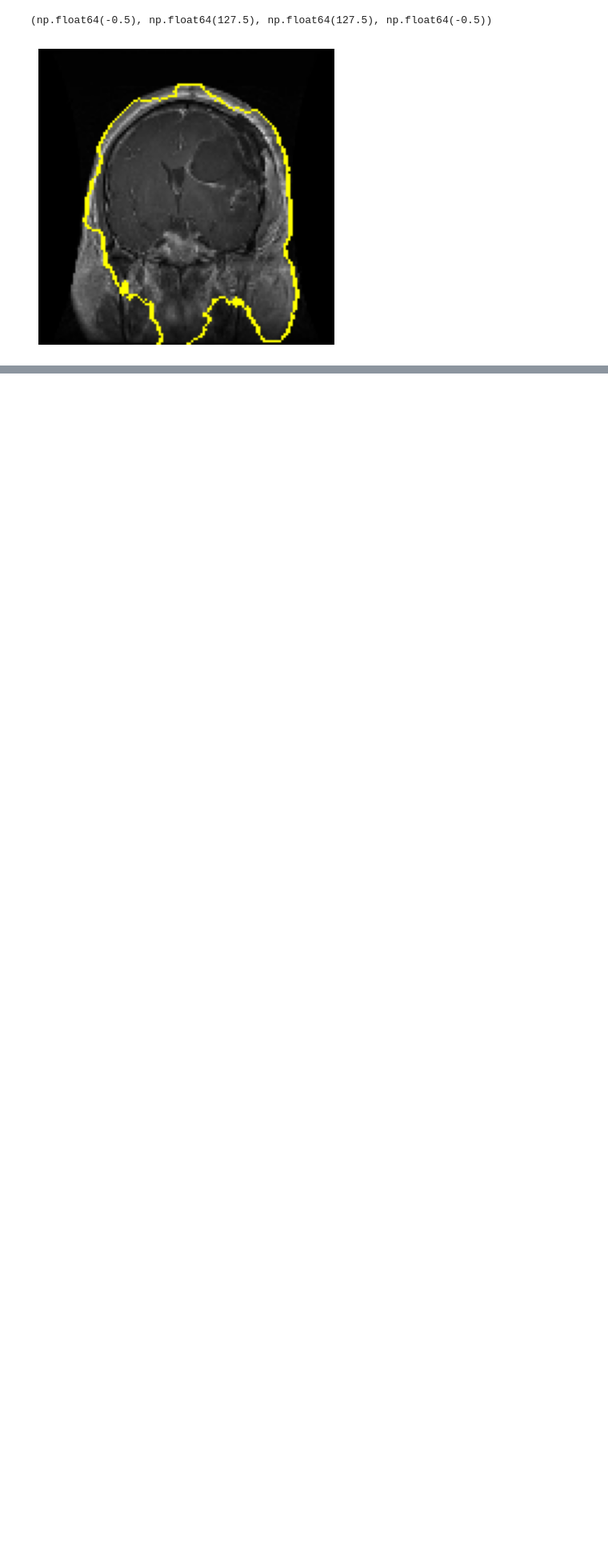
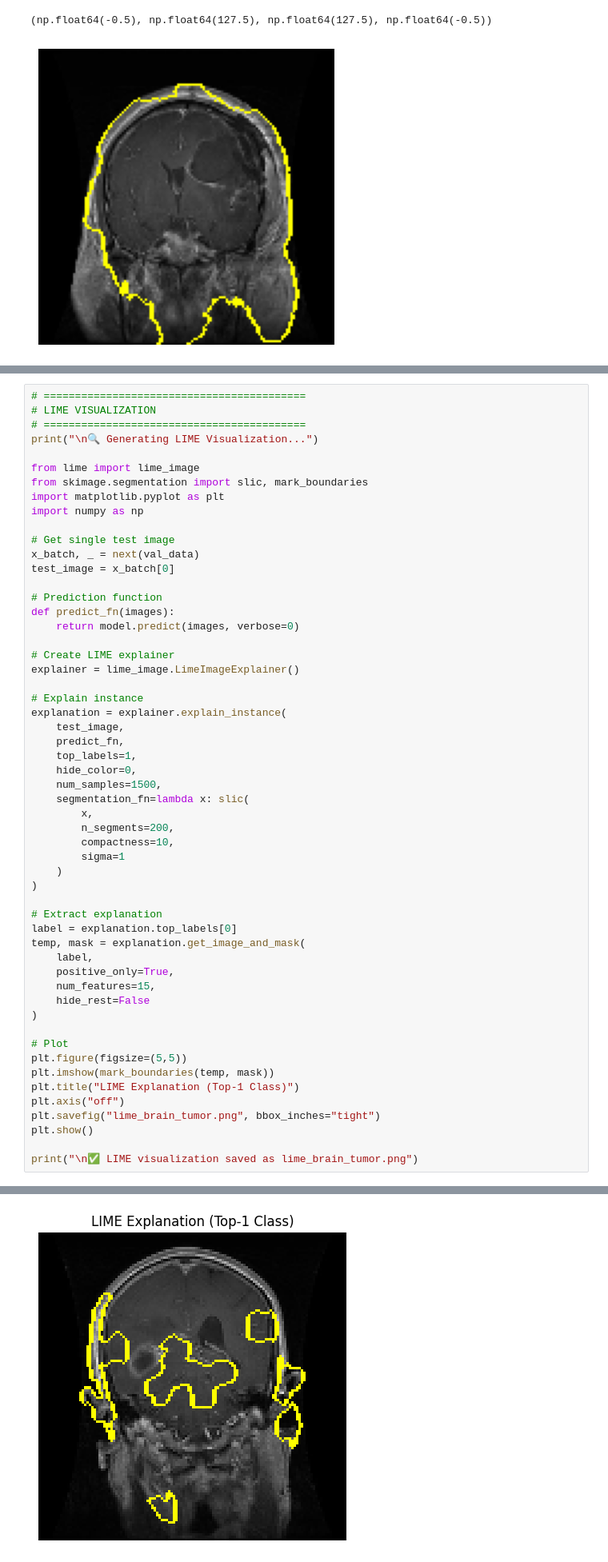
Before and after one commit to Mohamed3alaa/NIC_project, a Jupyter notebook: NIC_project.ipynb, the cells around one changed output, grey strips where cells are left out. Shown: that part at 80% size. Cells and saved outputs as stored; diff of their text form; blank space fills up the shorter version.

```diff
--- a/NIC_project.ipynb
+++ b/NIC_project.ipynb
@@ -659,0 +1102,56 @@ plt.axis("off")
+# %%
+# ==========================================
+# LIME VISUALIZATION
+# ==========================================
+print("\n🔍 Generating LIME Visualization...")
+
+from lime import lime_image
+from skimage.segmentation import slic, mark_boundaries
+import matplotlib.pyplot as plt
+import numpy as np
+
+# Get single test image
+x_batch, _ = next(val_data)
+test_image = x_batch[0]
+
+# Prediction function
+def predict_fn(images):
+    return model.predict(images, verbose=0)
+
+# Create LIME explainer
+explainer = lime_image.LimeImageExplainer()
+
+# Explain instance
+explanation = explainer.explain_instance(
+    test_image,
+    predict_fn,
+    top_labels=1,
+    hide_color=0,
+    num_samples=1500,
+    segmentation_fn=lambda x: slic(
+        x,
+        n_segments=200,
+        compactness=10,
+        sigma=1
+    )
+)
+
+# Extract explanation
+label = explanation.top_labels[0]
+temp, mask = explanation.get_image_and_mask(
+    label,
+    positive_only=True,
+    num_features=15,
+    hide_rest=False
+)
+
+# Plot
+plt.figure(figsize=(5,5))
+plt.imshow(mark_boundaries(temp, mask))
+plt.title("LIME Explanation (Top-1 Class)")
+plt.axis("off")
+plt.savefig("lime_brain_tumor.png", bbox_inches="tight")
+plt.show()
+
+print("\n✅ LIME visualization saved as lime_brain_tumor.png")
+# %% [output]
@@ -659,0 +1159 @@ plt.axis("off")
+[figure, added]
```
Also changed, not shown: parts of 17 cells of this notebook.
